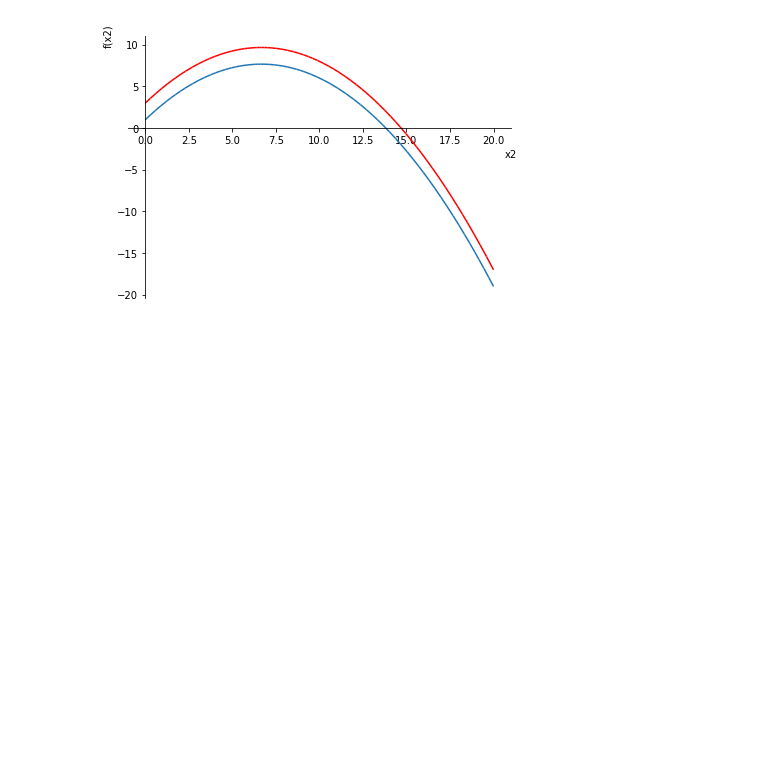
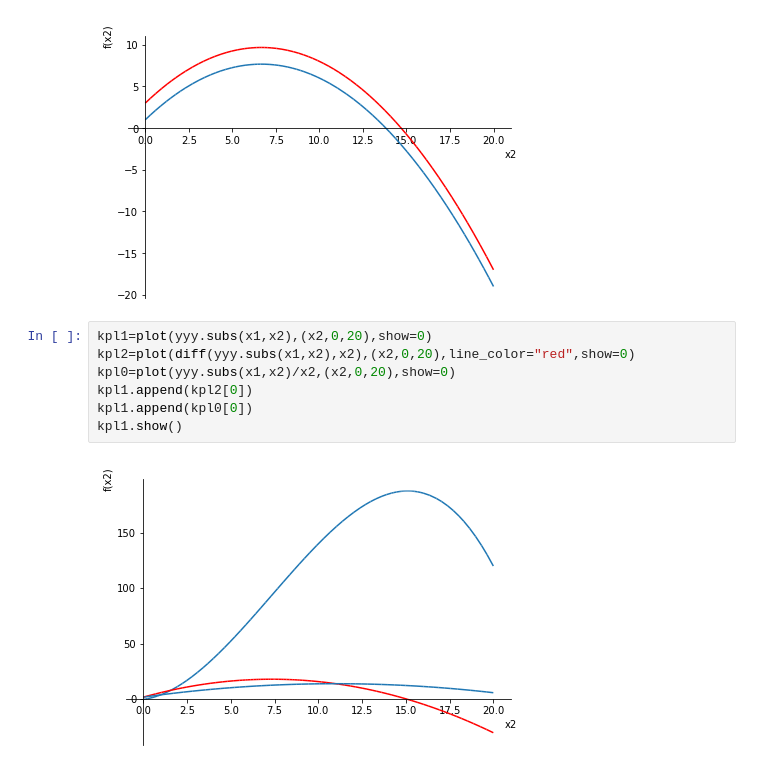
Before and after one commit to chereshan/Term-Paper, a Jupyter notebook: Transcendental_Production_Function.ipynb, the cells around one changed output. Saved outputs shown, nothing was run; the diff lists cells and outputs as text; blank space fills up the shorter version.

```diff
--- a/Transcendental_Production_Function.ipynb
+++ b/Transcendental_Production_Function.ipynb
@@ -478,3 +481,12 @@ qwe1.show()
 # %% [output]
 [figure]
 [figure]
+# %%
+kpl1=plot(yyy.subs(x1,x2),(x2,0,20),show=0)
+kpl2=plot(diff(yyy.subs(x1,x2),x2),(x2,0,20),line_color="red",show=0)
+kpl0=plot(yyy.subs(x1,x2)/x2,(x2,0,20),show=0)
+kpl1.append(kpl2[0])
+kpl1.append(kpl0[0])
+kpl1.show()
+# %% [output]
+[figure, added]
```
Also changed, not shown: parts of 4 cells of this notebook.
